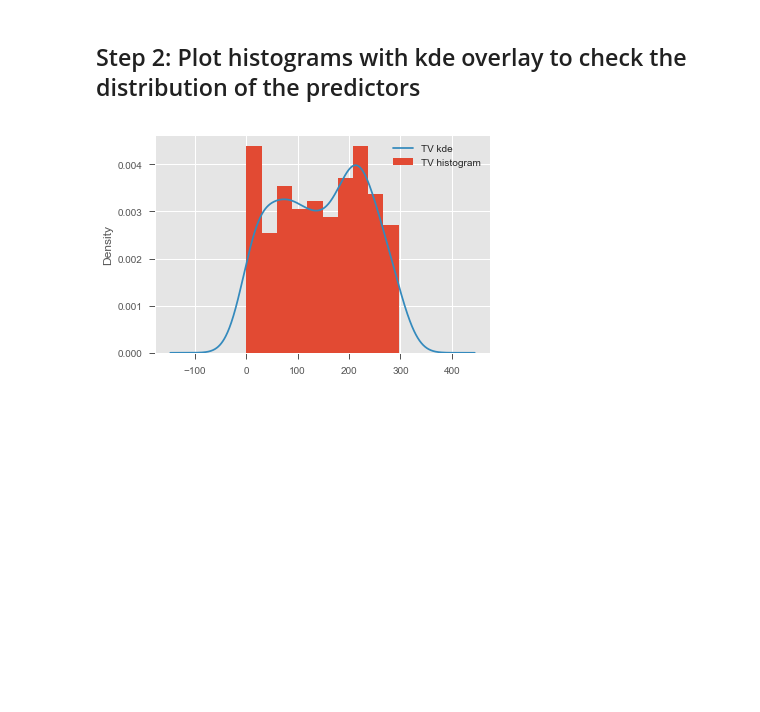
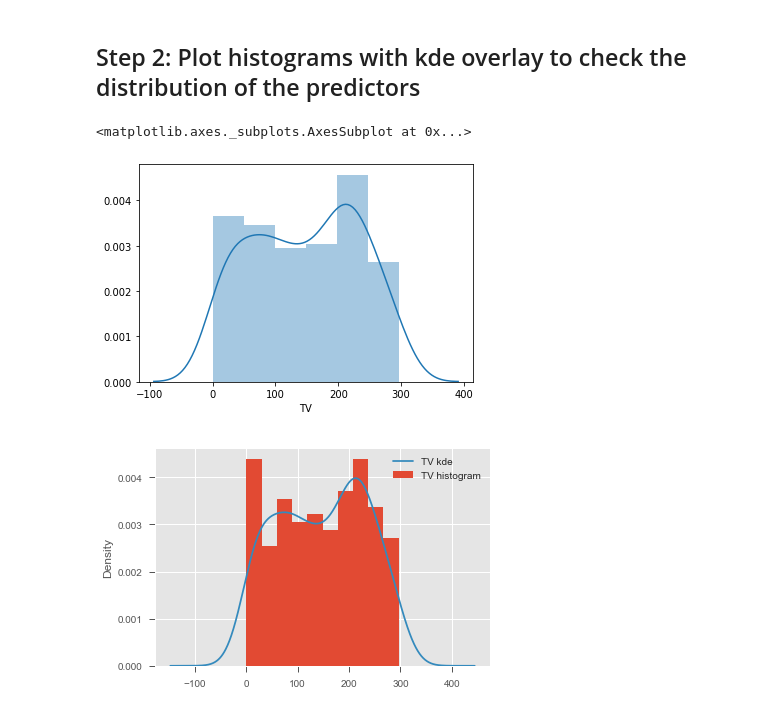
Before and after one commit to gywooo1/dsc-ols-statsmodels-lab-hbs-ds-060120, a Jupyter notebook: index.ipynb, the cells around one changed output. Drawn from its saved outputs; the diff is of its cells as text; code cells hidden in the pictures; blank space fills up the shorter version.

```diff
--- a/index.ipynb
+++ b/index.ipynb
@@ -51,7 +51,10 @@ df.describe()
 # %% [markdown]
 ## Step 2: Plot histograms with kde overlay to check the distribution of the predictors
 # %%
-sns.distplot(df.TV, )
+sns.distplot(df.TV)
+# %% [output]
+<matplotlib.axes._subplots.AxesSubplot at 0x...>
+[figure, added]
 # %%
 # For all the variables, check distribution by creating a histogram with kde
 sns.
```
